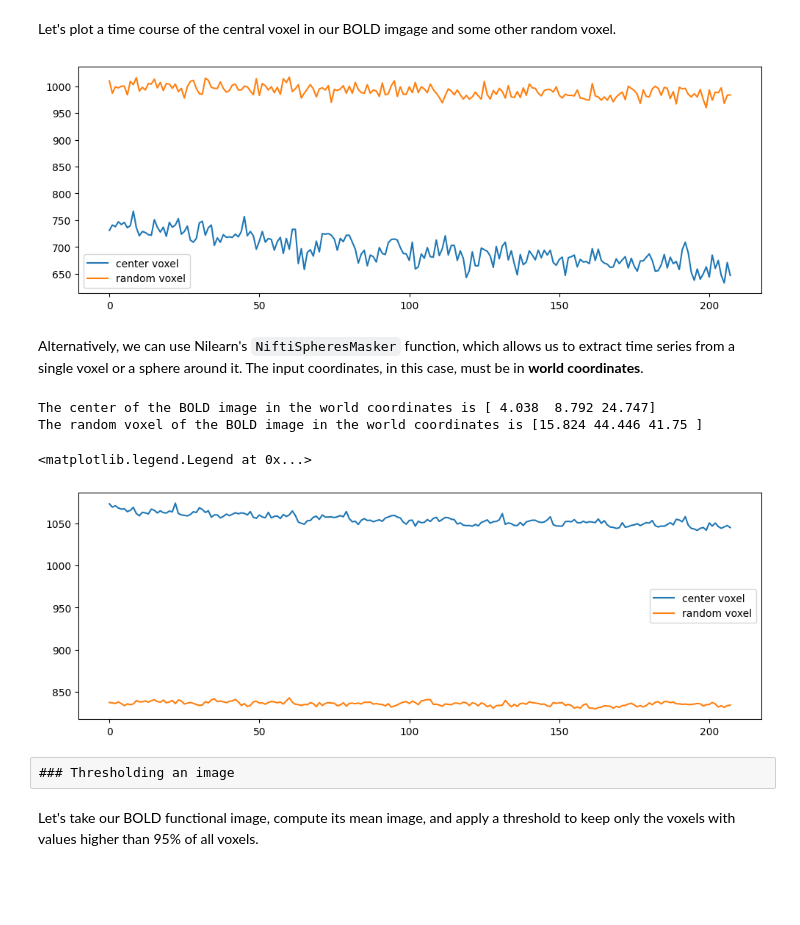
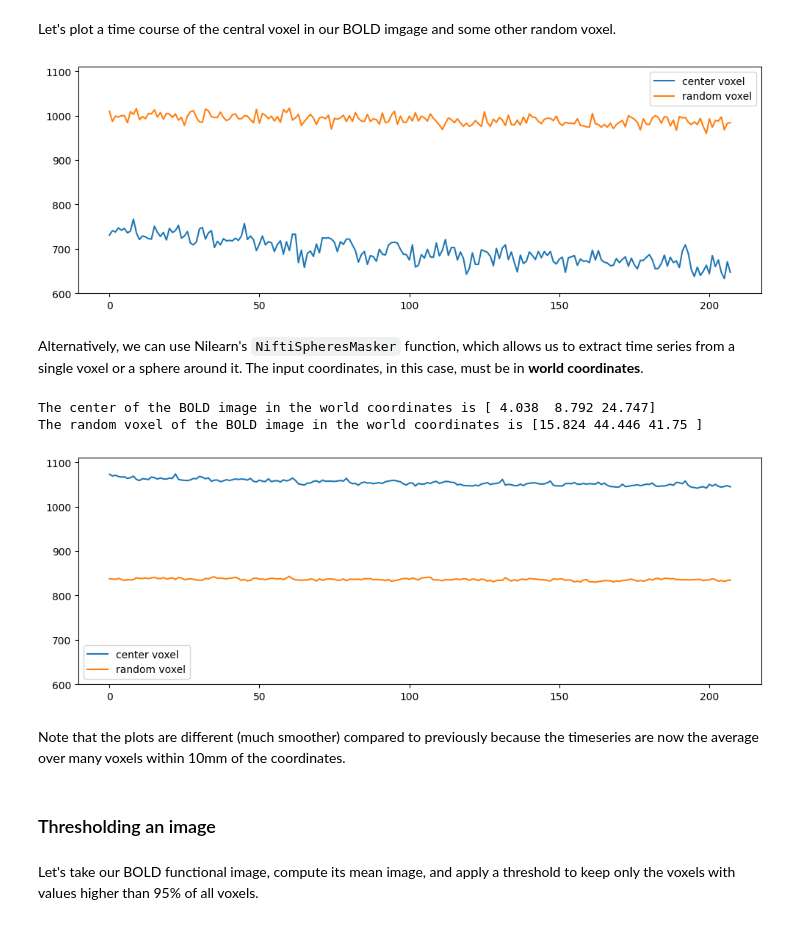
Before and after one commit to mabdelhack/ISN2025, a Jupyter notebook: Notebooks/nb02_MRI_data_manipulation.ipynb, the cells around one changed output. Drawn from its saved outputs; the diff is of its cells as text; code cells hidden in the pictures; blank space fills up the shorter version.

```diff
--- a/Notebooks/nb02_MRI_data_manipulation.ipynb
+++ b/Notebooks/nb02_MRI_data_manipulation.ipynb
@@ -27,17 +27,21 @@ In neuroimaging research, the ability to efficiently load, inspect, and manipula
 # %% [markdown]
 ## Import required packages and set up the some stuff
 # %%
-import nibabel as nib
-import nilearn as nl
+import os
+import nibabel
+import nilearn
 
 from bids.layout import BIDSLayout
 
 import matplotlib.pyplot as plt
-import pylab as plt
+#import pylab as plt
 
-import numpy as np
+import numpy
 # Set numpy to print 3 decimal points and suppress small values
-np.set_printoptions(precision=3, suppress=True)
+numpy.set_printoptions(precision=3, suppress=True)
+
+# to show plots in cell
+%matplotlib inline
 # %% [markdown]
 Throughout the examples, we will work with one subject's anatomical and functional images, which we will retrieve from our BIDS dataset.
 # %%
@@ -65,8 +71,8 @@ Subject's functional image /mnt/c/Users/rh01/PythonNeuroimagingCourse/FaceProces
 # %% [markdown]
 First, let's use the `load()` function to create a `NiBabel` image object from a NIfTI file.
 # %%
-anat_image = nib.load(anat_file)
-bold_image = nib.load(bold_file)
+anat_image = nibabel.load(anat_file)
+bold_image = nibabel.load(bold_file)
 
 # Print the shape of both images
 print(f"The shape of the anatomical image: {anat_image.shape}")
@@ -283,13 +263,13 @@ Let’s measure how 'shifted' the center of the anatomical image's voxel space i
 data_shape = anat_image.shape
 
 # Calculate the voxel space center (the middle voxel in each dimension)
-voxel_center = np.array(data_shape) / 2
+voxel_center = numpy.array(data_shape) / 2
 
 # Convert voxel center to reference (scanner) space using the affine matrix (appending 1 for fourth element)
-center_in_scanner_space = anat_affine.dot(np.append(voxel_center, 1))[:3]  # Applying affine transformation (removing fourth element again)
+center_in_scanner_space = anat_affine.dot(numpy.append(voxel_center, 1))[:3]  # Applying affine transformation (removing fourth element again)
 
 # The scanner bore center is at (0, 0, 0)
-scanner_bore_center = np.array([0, 0, 0])
+scanner_bore_center = numpy.array([0, 0, 0])
 
 # Calculate the shift (distance between voxel space center and scanner bore center)
 shift = center_in_scanner_space - scanner_bore_center
@@ -406,32 +384,22 @@ for fwhm in range(1, 12, 5):
 Let's plot a time course of the central voxel in our BOLD imgage and some other random voxel.
 # %%
 # get the xyz of the center
-bold_vox_center = np.array(bold_data.shape) / 2.
+bold_vox_center = numpy.array(bold_data.shape) / 2
 x, y, z, _ = bold_vox_center
 
 # set the plot size
 plt.figure(figsize=(12, 4))
 
 # plot the central voxel time course
 plt.plot(bold_data[int(x), int(y), int(z), :])
 
 # plot some random voxel time course
 plt.plot(bold_data[28, 45, 15, :])
 
 # add legends to the plot
 plt.legend(['center voxel', 'random voxel']);
+plt.gca().set_ylim([600, 1110]); # to match next plot
 # %% [output]
-[figure, old version]
+[figure, new version]
 # %% [markdown]
 Alternatively, we can use Nilearn's `NiftiSpheresMasker` function, which allows us to extract time series from a single voxel or a sphere around it. The input coordinates, in this case, must be in **world coordinates**.
-# %%
-# Translate the two previously used voxel coordinates to the world coordinates
-
-bold_center_coords = apply_affine(bold_image.affine, [x, y, z])
-print(f"The center of the BOLD image in the world coordinates is {bold_center_coords}")
-
-random_voxel_coords = apply_affine(bold_image.affine, [28, 45, 15])
-print(f"The random voxel of the BOLD image in the world coordinates is {random_voxel_coords}")
-# %% [output]
-The center of the BOLD image in the world coordinates is [ 4.038  8.792 24.747]
-The random voxel of the BOLD image in the world coordinates is [15.824 44.446 41.75 ]
@@ -445,0 +406,10 @@ coord_time_series = coord_masker.fit_transform(bold_image)
+# %%
+# Translate the two previously used voxel coordinates to the world coordinates
+bold_center_coords = apply_affine(bold_image.affine, [x, y, z])
+print(f"The center of the BOLD image in the world coordinates is {bold_center_coords}")
+
+random_voxel_coords = apply_affine(bold_image.affine, [28, 45, 15])
+print(f"The random voxel of the BOLD image in the world coordinates is {random_voxel_coords}")
+# %% [output]
+The center of the BOLD image in the world coordinates is [ 4.038  8.792 24.747]
+The random voxel of the BOLD image in the world coordinates is [15.824 44.446 41.75 ]
@@ -446,13 +424,13 @@ coord_time_series = coord_masker.fit_transform(bold_image)
 # %%
-# Plot the time series of the center and random voxels
-plt.figure(figsize=(12, 4))
-plt.plot(coord_time_series)
-plt.legend(['center voxel', 'random voxel'])
+plt.figure(figsize=(12, 4)); plt.plot(coord_time_series);
+plt.legend(['center voxel', 'random voxel']);
+plt.gca().set_ylim([600, 1110]); # to match previous plot
 # %% [output]
-<matplotlib.legend.Legend at 0x...>
-[figure, old version]
+[figure, new version]
-# %% [raw]
-### Thresholding an image
+# %% [markdown]
+Note that the plots are different (much smoother) compared to previously because the timeseries are now the average over many voxels within 10mm of the coordinates.
+# %% [markdown]
+### Thresholding an image
 # %% [markdown]
 Let's take our BOLD functional image, compute its mean image, and apply a threshold to keep only the voxels with values higher than 95% of all voxels.
 # %%
```
Also changed, not shown: parts of 22 cells of this notebook, 9 other files.
